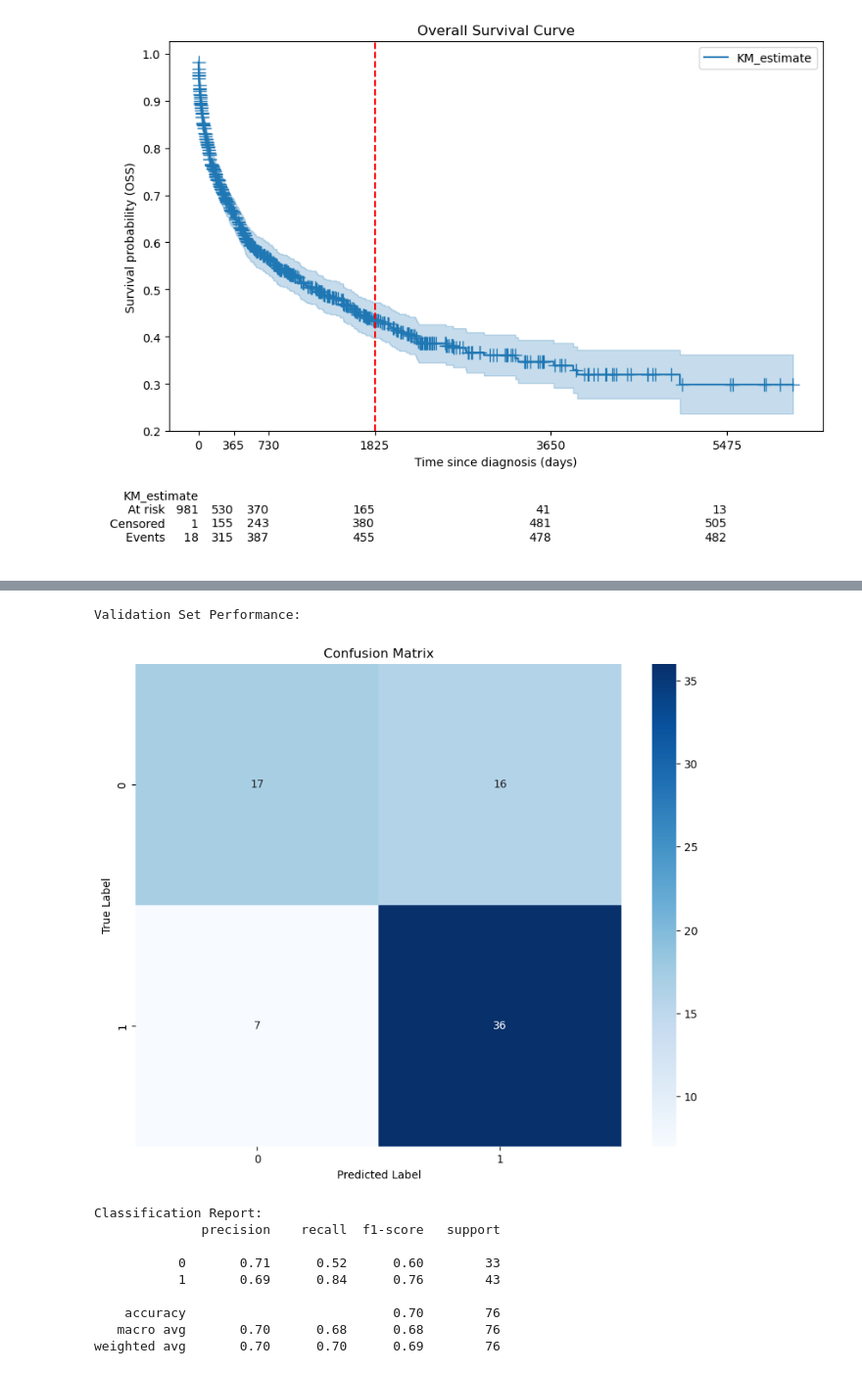
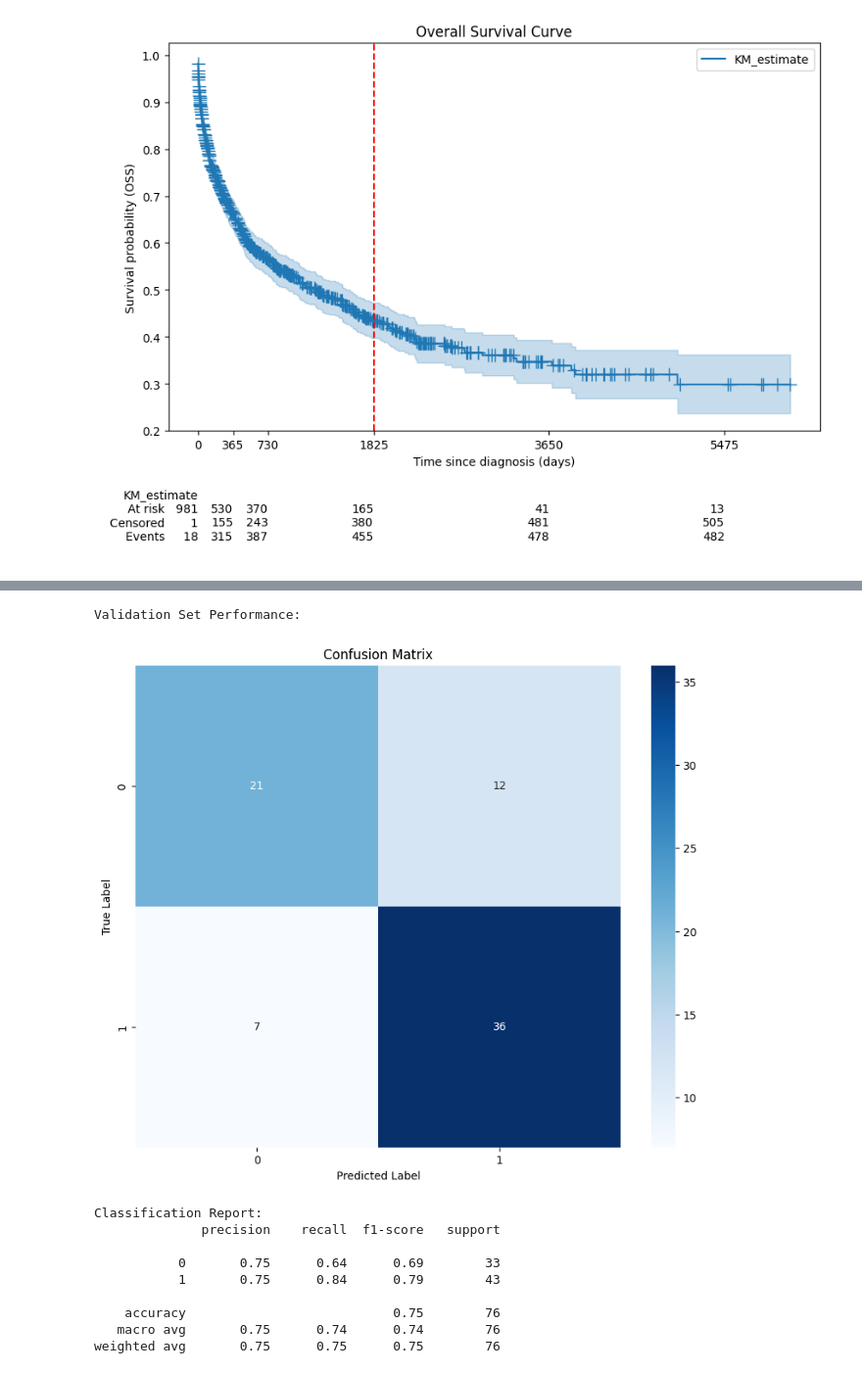
Before and after one commit to eric-fey-hus/ukko, a Jupyter notebook: Example_AML_test.ipynb, the cells around one changed output, grey strips where cells are left out. Shown: that part at 98% size. Cells and saved outputs as stored; diff of their text form; code cells hidden in the pictures.

```diff
--- a/Example_AML_test.ipynb
+++ b/Example_AML_test.ipynb
@@ -389,11 +389,11 @@ print("Test set shape:", X_test.shape, y_test.shape)
 # dataset = CustomDataset(df_x_2year, df_y_2year)
 # dataloader = DataLoader(dataset, batch_size=2, shuffle=False)
 dataset_train = CustomDataset(X_train, y_train)
-train_loader = DataLoader(dataset_train, batch_size=32, shuffle=True)
+train_loader = DataLoader(dataset_train, batch_size=605, shuffle=True)
 dataset_val = CustomDataset(X_val, y_val)
-val_loader = DataLoader(dataset_val, batch_size=32, shuffle=False)
+val_loader = DataLoader(dataset_val, batch_size=605, shuffle=False)
 dataset_test = CustomDataset(X_test, y_test)
-test_loader = DataLoader(dataset_test, batch_size=32, shuffle=False)
+test_loader = DataLoader(dataset_test, batch_size=605, shuffle=False)
 
 
 x,y = dataset_test[1]
@@ -452,8 +452,8 @@ model = ukko.core.DualAttentionClassifier1(
     time_steps=timepoints,
     n_classes=2, # 2 classes: 0=alive, 1=death
     d_model=32,
-    n_heads=8,
-    dropout=0.1,
+    n_heads=4,
+    dropout=0.2,
 )
 
 def train_sine_model(model, train_loader, val_loader, epochs=100, lr=0.001, device='cpu', verbose=True):
@@ -508,7 +508,8 @@ def train_sine_model(model, train_loader, val_loader, epochs=100, lr=0.001, devi
         history['val_loss'].append(val_loss)
 
         if verbose:
-            print(f"Epoch {epoch+1:3.0f}/{epochs}, Train Loss: {train_loss:1.4f}, Val Loss: {val_loss:1.4f}")
+            if epoch%10==0:
+                print(f"Epoch {epoch+1:3.0f}/{epochs}, Train Loss: {train_loss:1.4f}, Val Loss: {val_loss:1.4f}")
             #print(f"Train Loss: {train_loss:1.4f}")
             #print(f"Val Loss: {val_loss:1.4f}")
 
@@ -518,7 +519,7 @@ def train_sine_model(model, train_loader, val_loader, epochs=100, lr=0.001, devi
             torch.save(model.state_dict(), 'best_sine_model.pt')
 
 # Train the model
-train_sine_model(model, train_loader, val_loader, epochs=5)
+train_sine_model(model, train_loader, val_loader, epochs=200, device='cuda')
 history1 = history
 
 # Visualize training
@@ -577,42 +582,42 @@ def evaluate_model(model, data_loader, device='cpu'):
             all_preds.extend(predicted.cpu().numpy())
             all_labels.extend(y.cpu().numpy())
 
     # Create confusion matrix
     cm = confusion_matrix(all_labels, all_preds)
 
     # Plot confusion matrix
     plt.figure(figsize=(10, 8))
     sns.heatmap(cm, annot=True, fmt='d', cmap='Blues')
     plt.title('Confusion Matrix')
     plt.ylabel('True Label')
     plt.xlabel('Predicted Label')
     plt.show()
 
     # Print classification report
     print("\nClassification Report:")
     print(classification_report(all_labels, all_preds))
 
     return cm
 
-device = "cpu"
+device = "cuda"
 
 # Load the best model
 best_model = model
 best_model.load_state_dict(torch.load('best_sine_model.pt'))
 best_model = best_model.to(device)
 
 # Evaluate on validation set
 print("Validation Set Performance:")
-val_cm = evaluate_model(best_model, val_loader, device)
+val_cm = evaluate_model(best_model, val_loader, device=device)
 # %% [output]
 Validation Set Performance:
-[figure, old version]
+[figure, new version]
 Classification Report:
               precision    recall  f1-score   support
 
-           0       0.71      0.52      0.60        33
-           1       0.69      0.84      0.76        43
+           0       0.75      0.64      0.69        33
+           1       0.75      0.84      0.79        43
 
-    accuracy                           0.70        76
-   macro avg       0.70      0.68      0.68        76
-weighted avg       0.70      0.70      0.69        76
+    accuracy                           0.75        76
+   macro avg       0.75      0.74      0.74        76
+weighted avg       0.75      0.75      0.75        76
```
Also changed, not shown: parts of 5 cells of this notebook, 1 other file.
